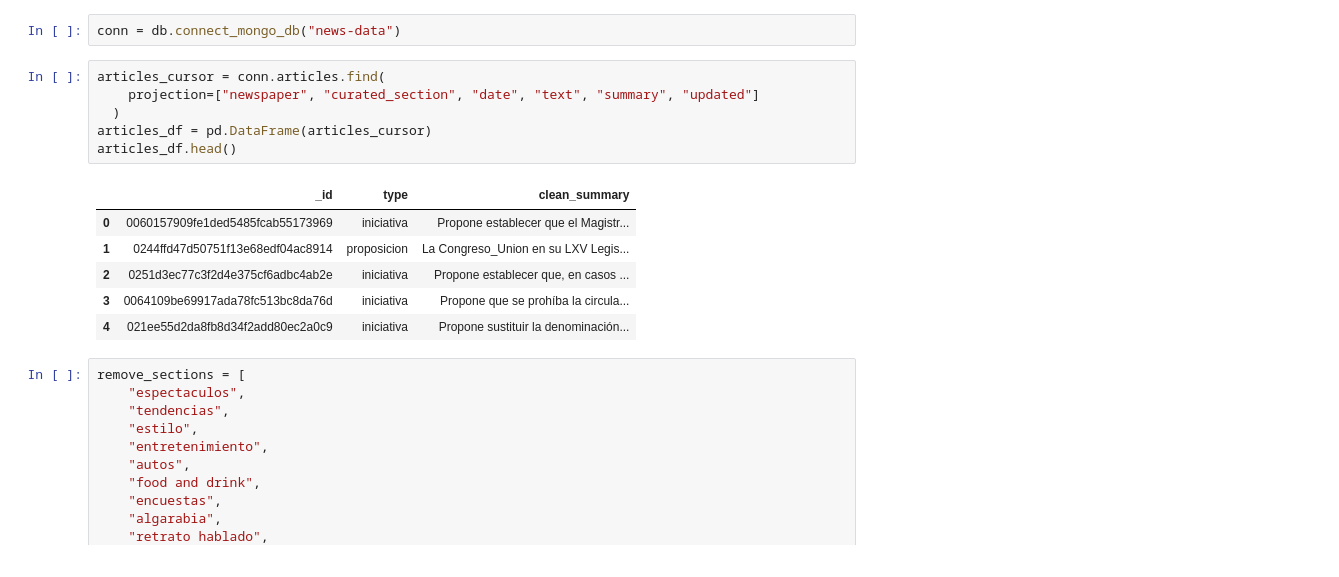
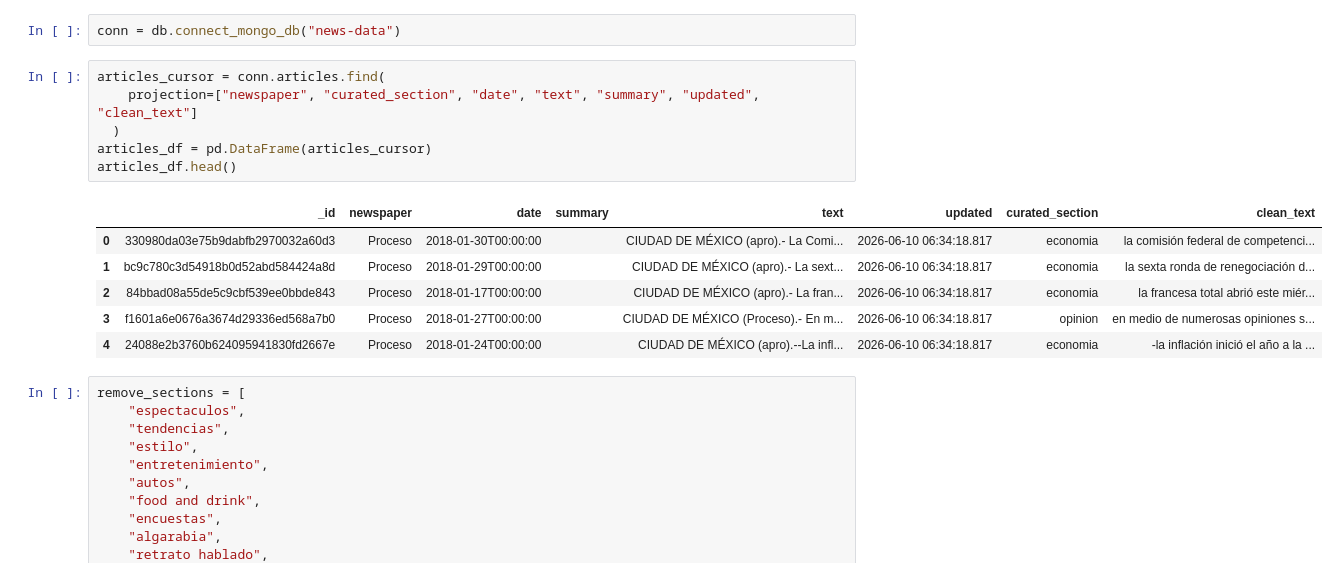
Before and after one commit to andreamarin/senate-publications-analysis, a Jupyter notebook: bertopic_modeling_news.ipynb, the cells around one changed output. Saved outputs shown, nothing was run; the diff lists cells and outputs as text.

```diff
--- a/bertopic_modeling_news.ipynb
+++ b/bertopic_modeling_news.ipynb
@@ -151,17 +138,17 @@ importlib.reload(model_builder)
 conn = db.connect_mongo_db("news-data")
 # %%
 articles_cursor = conn.articles.find(
-    projection=["newspaper", "curated_section", "date", "text", "summary", "updated"]
+    projection=["newspaper", "curated_section", "date", "text", "summary", "updated", "clean_text"]
   )
 articles_df = pd.DataFrame(articles_cursor)
 articles_df.head()
 # %% [output]
-|  | _id | type | clean_summary |
-| 0 | 0060157909fe1ded5485fcab55173969 | iniciativa | Propone establecer que el Magistr... |
-| 1 | 0244ffd47d50751f13e68edf04ac8914 | proposicion | La Congreso_Union en su LXV Legis... |
-| 2 | 0251d3ec77c3f2d4e375cf6adbc4ab2e | iniciativa | Propone establecer que, en casos ... |
-| 3 | 0064109be69917ada78fc513bc8da76d | iniciativa | Propone que se prohíba la circula... |
-| 4 | 021ee55d2da8fb8d34f2add80ec2a0c9 | iniciativa | Propone sustituir la denominación... |
+|  | _id | newspaper | date | summary | text | updated | curated_section | clean_text |
+| 0 | 330980da03e75b9dabfb2970032a60d3 | Proceso | 2018-01-30T00:00:00 |  | CIUDAD DE MÉXICO (apro).- La Comi... | 2026-06-10 06:34:18.817 | economia | la comisión federal de competenci... |
+| 1 | bc9c780c3d54918b0d52abd584424a8d | Proceso | 2018-01-29T00:00:00 |  | CIUDAD DE MÉXICO (apro).- La sext... | 2026-06-10 06:34:18.817 | economia | la sexta ronda de renegociación d... |
+| 2 | 84bbad08a55de5c9cbf539ee0bbde843 | Proceso | 2018-01-17T00:00:00 |  | CIUDAD DE MÉXICO (apro).- La fran... | 2026-06-10 06:34:18.817 | economia | la francesa total abrió este miér... |
+| 3 | f1601a6e0676a3674d29336ed568a7b0 | Proceso | 2018-01-27T00:00:00 |  | CIUDAD DE MÉXICO (Proceso).- En m... | 2026-06-10 06:34:18.817 | opinion | en medio de numerosas opiniones s... |
+| 4 | 24088e2b3760b624095941830fd2667e | Proceso | 2018-01-24T00:00:00 |  | CIUDAD DE MÉXICO (apro).--La infl... | 2026-06-10 06:34:18.817 | economia | -la inflación inició el año a la ... |
 # %%
 remove_sections = [
     "espectaculos",
```
Also changed, not shown: parts of 13 cells of this notebook.
